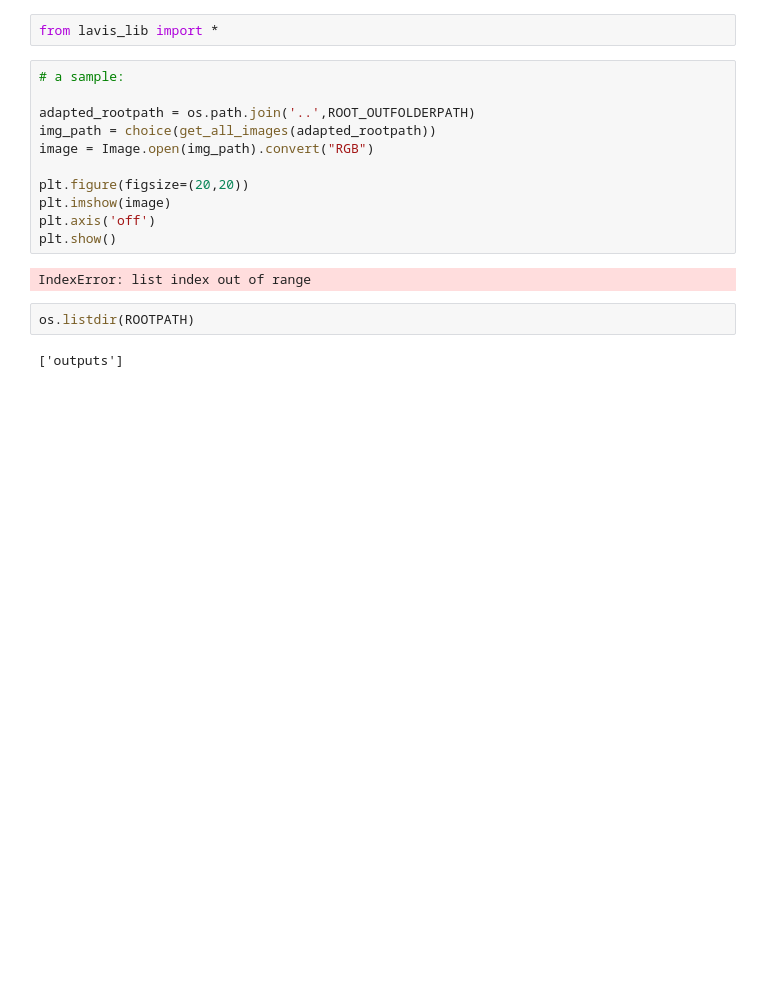
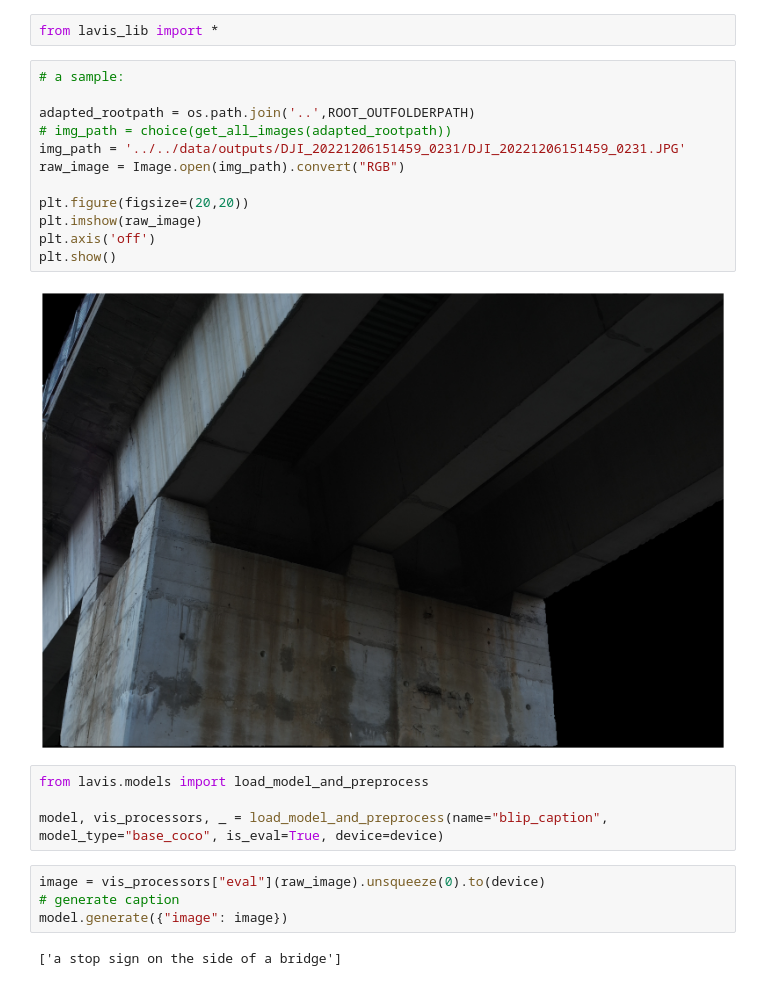
Before and after one commit to kauevestena/ponti_IA, a Jupyter notebook: LAVIS/tests_lavis.ipynb, the cells around one changed output. Cells and saved outputs as stored; diff of their text form; blank space fills up the shorter version.

Commit message:
tests with lavis

```diff
--- a/LAVIS/tests_lavis.ipynb
+++ b/LAVIS/tests_lavis.ipynb
@@ -3,17 +3,24 @@ from lavis_lib import *
 # %%
 # a sample:
 
 adapted_rootpath = os.path.join('..',ROOT_OUTFOLDERPATH)
-img_path = choice(get_all_images(adapted_rootpath))
-image = Image.open(img_path).convert("RGB")
+# img_path = choice(get_all_images(adapted_rootpath))
+img_path = '../../data/outputs/DJI_20221206151459_0231/DJI_20221206151459_0231.JPG'
+raw_image = Image.open(img_path).convert("RGB")
 
 plt.figure(figsize=(20,20))
-plt.imshow(image)
+plt.imshow(raw_image)
 plt.axis('off')
 plt.show()
 # %% [output]
-IndexError: list index out of range
+[figure, added]
-# %%
-os.listdir(ROOTPATH)
-# %% [output]
-['outputs']
+# %%
+from lavis.models import load_model_and_preprocess
+
+model, vis_processors, _ = load_model_and_preprocess(name="blip_caption", model_type="base_coco", is_eval=True, device=device)
+# %%
+image = vis_processors["eval"](raw_image).unsqueeze(0).to(device)
+# generate caption
+model.generate({"image": image})
+# %% [output]
+['a stop sign on the side of a bridge']
```
Also changed, not shown: parts of 10 cells of this notebook.
